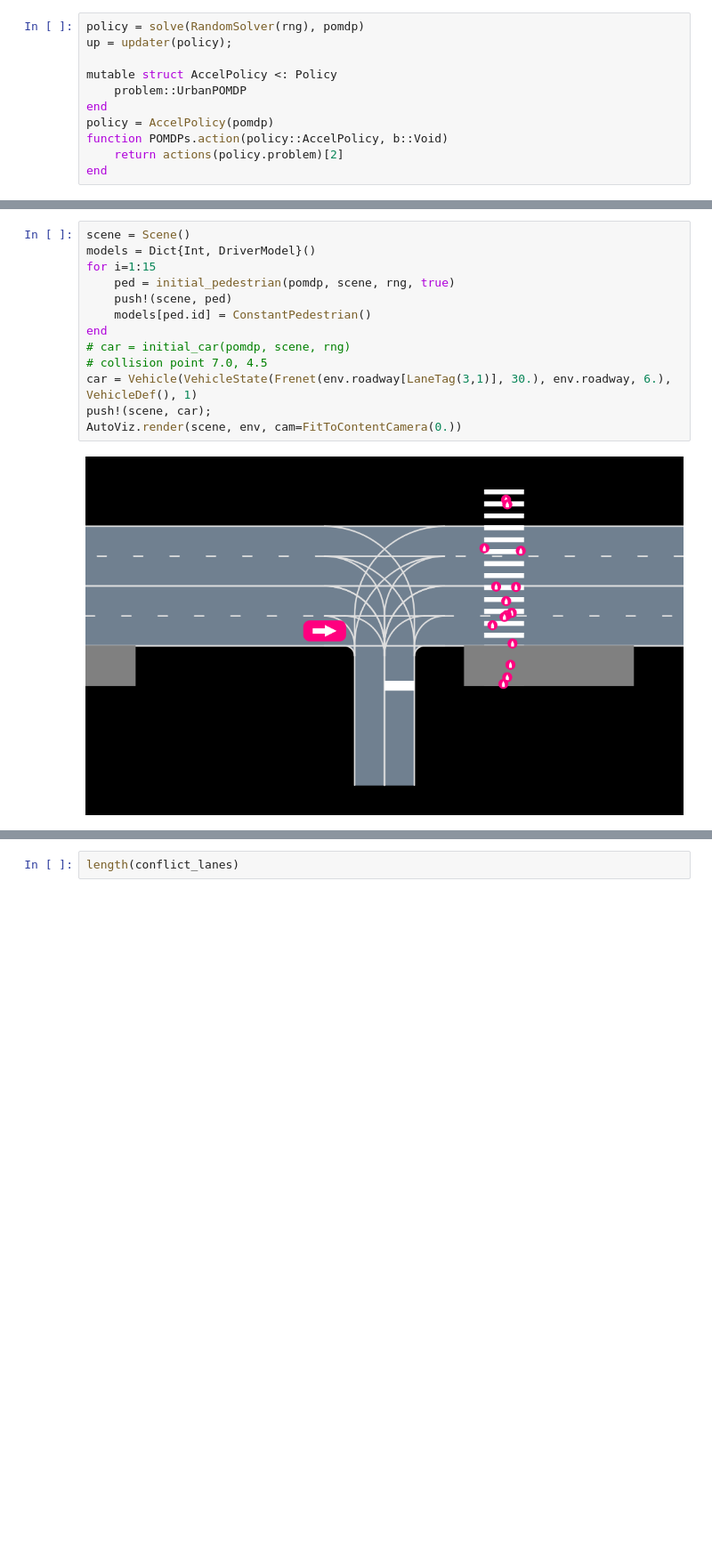
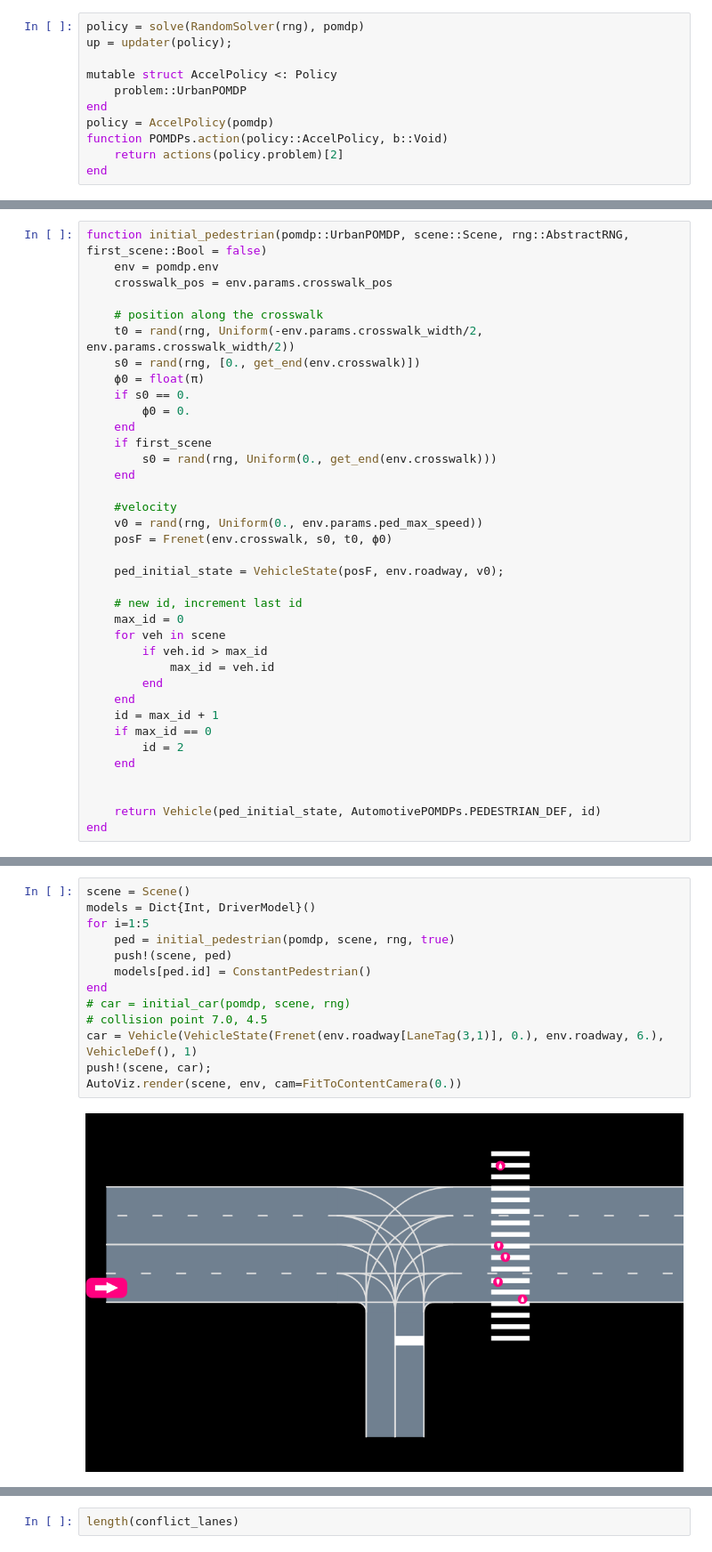
Before and after one commit to sisl/AutomotivePOMDPs.jl, a Jupyter notebook: urban_pomdp.ipynb, the cells around one changed output, grey strips where cells are left out. Shown: that part at 89% size. Saved outputs shown, nothing was run; the diff lists cells and outputs as text; blank space fills up the shorter version.

Commit message:
start work on multiple crosswalks

```diff
--- a/urban_pomdp.ipynb
+++ b/urban_pomdp.ipynb
@@ -67,0 +73,37 @@ AutoViz.render(initial_state(pomdp, rng), env, [IDOverlay()], cam=FitToContentCa
+# %%
+function initial_pedestrian(pomdp::UrbanPOMDP, scene::Scene, rng::AbstractRNG, first_scene::Bool = false)
+    env = pomdp.env
+    crosswalk_pos = env.params.crosswalk_pos
+
+    # position along the crosswalk
+    t0 = rand(rng, Uniform(-env.params.crosswalk_width/2, env.params.crosswalk_width/2))
+    s0 = rand(rng, [0., get_end(env.crosswalk)])
+    ϕ0 = float(π)
+    if s0 == 0.
+        ϕ0 = 0.
+    end
+    if first_scene
+        s0 = rand(rng, Uniform(0., get_end(env.crosswalk)))
+    end
+
+    #velocity
+    v0 = rand(rng, Uniform(0., env.params.ped_max_speed))
+    posF = Frenet(env.crosswalk, s0, t0, ϕ0)
+
+    ped_initial_state = VehicleState(posF, env.roadway, v0);
+
+    # new id, increment last id
+    max_id = 0
+    for veh in scene
+        if veh.id > max_id
+            max_id = veh.id
+        end
+    end
+    id = max_id + 1
+    if max_id == 0
+        id = 2
+    end
+
+
+    return Vehicle(ped_initial_state, AutomotivePOMDPs.PEDESTRIAN_DEF, id)
+end
@@ -68,18 +112,18 @@ AutoViz.render(initial_state(pomdp, rng), env, [IDOverlay()], cam=FitToContentCa
 # %%
 scene = Scene()
 models = Dict{Int, DriverModel}()
-for i=1:15
+for i=1:5
     ped = initial_pedestrian(pomdp, scene, rng, true)
     push!(scene, ped)
     models[ped.id] = ConstantPedestrian()
 end
 # car = initial_car(pomdp, scene, rng)
 # collision point 7.0, 4.5
-car = Vehicle(VehicleState(Frenet(env.roadway[LaneTag(3,1)], 30.), env.roadway, 6.), VehicleDef(), 1)
+car = Vehicle(VehicleState(Frenet(env.roadway[LaneTag(3,1)], 0.), env.roadway, 6.), VehicleDef(), 1)
 push!(scene, car);
 AutoViz.render(scene, env, cam=FitToContentCamera(0.))
 # %% [output]
-[figure, old version]
+[figure, new version]
 # %%
 timestep = 0.5
 
```
Also changed, not shown: parts of 12 cells of this notebook, 5 other files.
